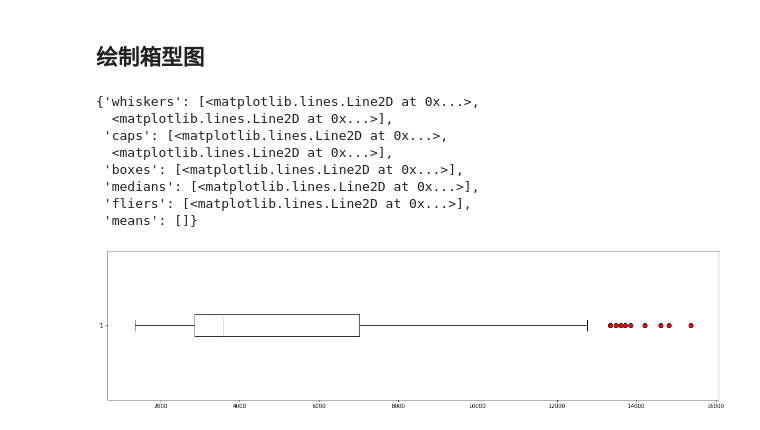
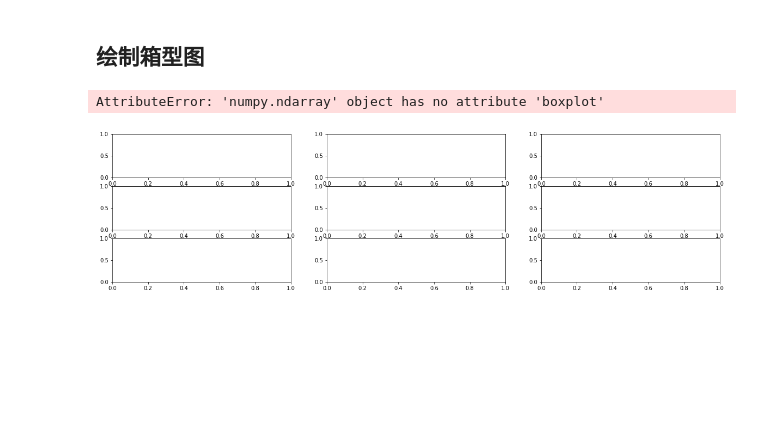
Before and after one commit to Xianyu39/MCMA2023, a Jupyter notebook: xk/code/clear.ipynb, the cells around one changed output. Cells and saved outputs as stored; diff of their text form; code cells hidden in the pictures; blank space fills up the shorter version.

```diff
--- a/xk/code/clear.ipynb
+++ b/xk/code/clear.ipynb
@@ -141,16 +141,9 @@ plt.show()
 # %%
 # 绘制箱型图,将异常值用红点标记
 fig, ax = plt.subplots(3,3,figsize=(20,5))
 #ax[0,0].boxplot(data['Number of  reported results'], vert=False)
-ax.boxplot(data['Number in hard mode'], vert=False, showfliers=True, flierprops={'marker': 'o', 'markerfacecolor': 'red', 'markersize': 8})
-ax.set_title('Number in hard mode with years')
+ax[0][0].boxplot(data['Number in hard mode'], vert=False, showfliers=True, flierprops={'marker': 'o', 'markerfacecolor': 'red', 'markersize': 8})
+ax[0].set_title('Number in hard mode with years')
 # %% [output]
-{'whiskers': [<matplotlib.lines.Line2D at 0x...>,
-  <matplotlib.lines.Line2D at 0x...>],
- 'caps': [<matplotlib.lines.Line2D at 0x...>,
-  <matplotlib.lines.Line2D at 0x...>],
- 'boxes': [<matplotlib.lines.Line2D at 0x...>],
- 'medians': [<matplotlib.lines.Line2D at 0x...>],
- 'fliers': [<matplotlib.lines.Line2D at 0x...>],
- 'means': []}
+AttributeError: 'numpy.ndarray' object has no attribute 'boxplot'
-[figure, old version]
+[figure, new version]
```
